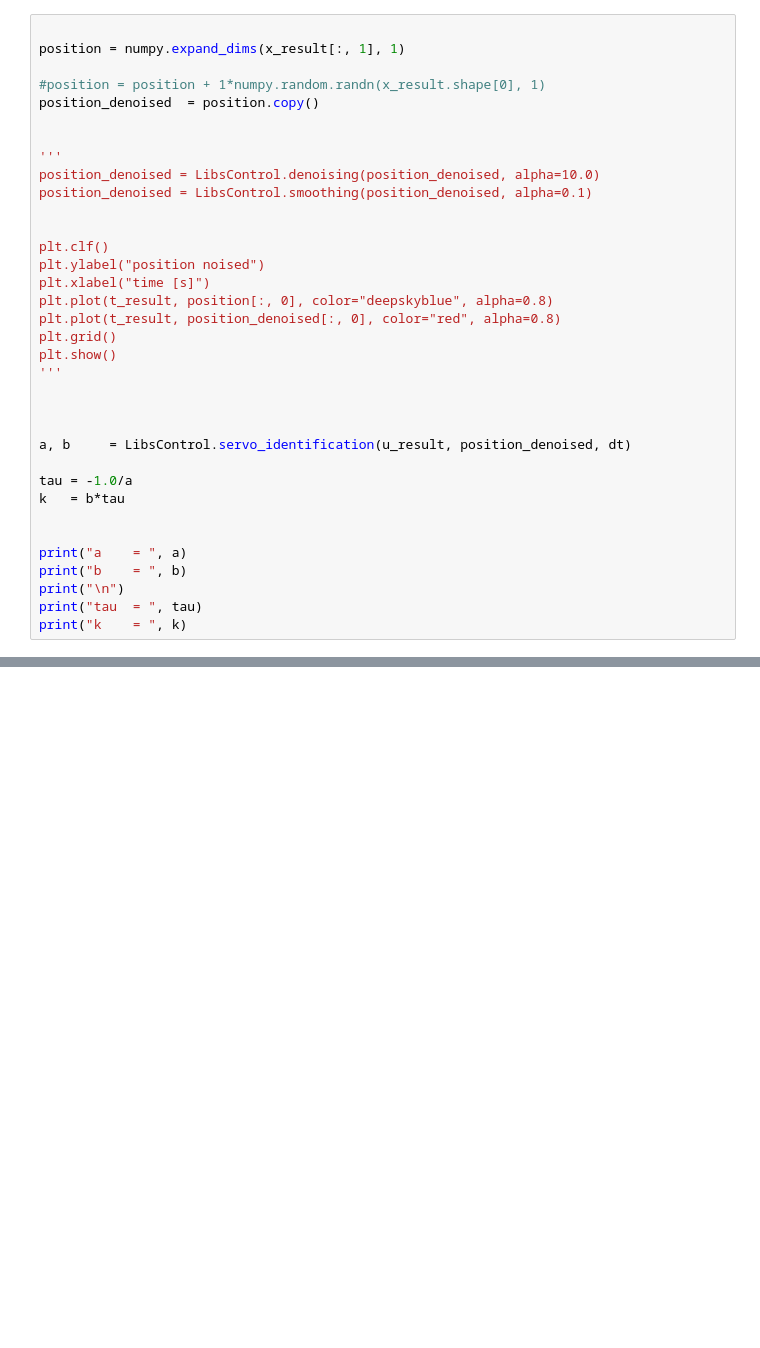
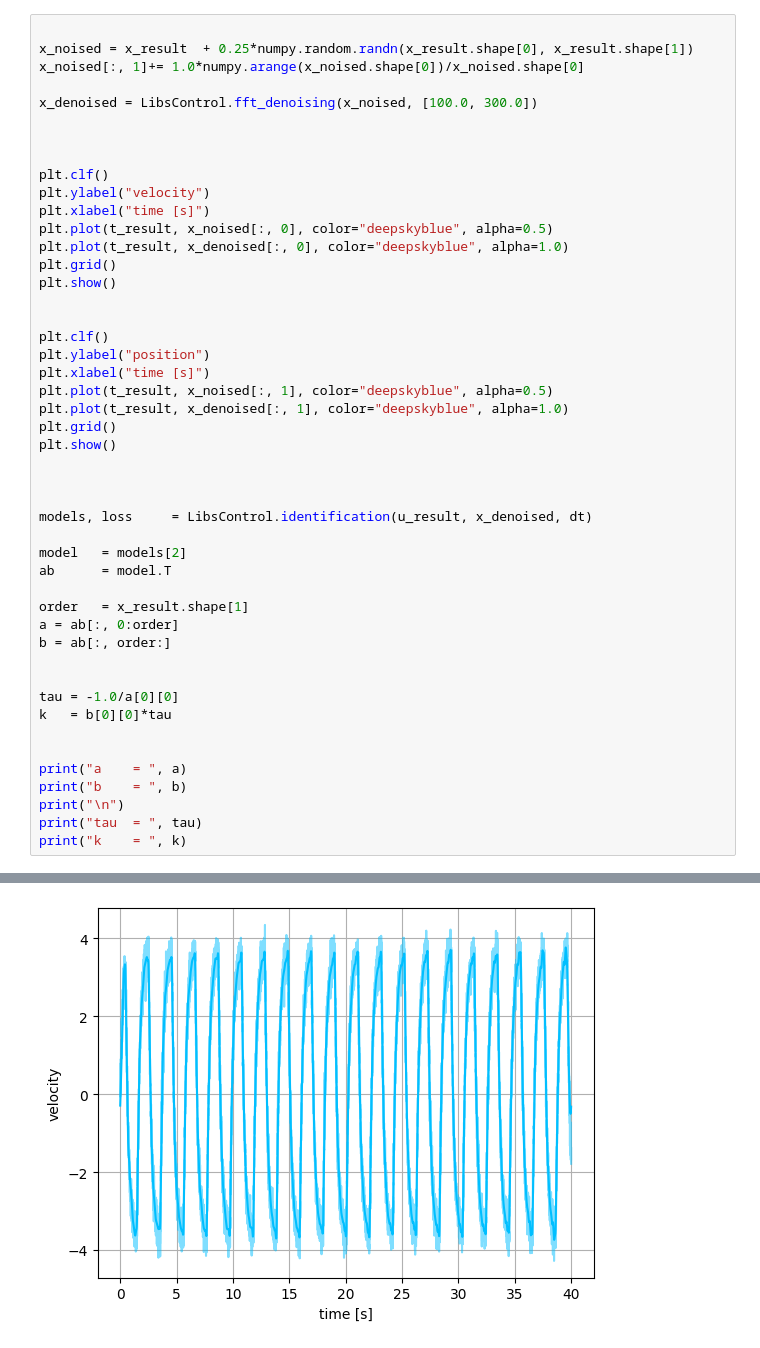
Before and after one commit to michalnand/libs_control, a Jupyter notebook: tutorials/08_servo_identification.ipynb, the cells around one changed output, grey strips where cells are left out. Cells and saved outputs as stored; diff of their text form; blank space fills up the shorter version.

```diff
--- a/tutorials/08_servo_identification.ipynb
+++ b/tutorials/08_servo_identification.ipynb
@@ -94,31 +95,43 @@ plt.show()
 # %%
 
-position = numpy.expand_dims(x_result[:, 1], 1)
+x_noised = x_result  + 0.25*numpy.random.randn(x_result.shape[0], x_result.shape[1])
+x_noised[:, 1]+= 1.0*numpy.arange(x_noised.shape[0])/x_noised.shape[0]
 
-#position = position + 1*numpy.random.randn(x_result.shape[0], 1)
-position_denoised  = position.copy()
+x_denoised = LibsControl.fft_denoising(x_noised, [100.0, 300.0])
 
-
-'''
-position_denoised = LibsControl.denoising(position_denoised, alpha=10.0)
-position_denoised = LibsControl.smoothing(position_denoised, alpha=0.1)
 
 
 plt.clf()
-plt.ylabel("position noised")
+plt.ylabel("velocity")
 plt.xlabel("time [s]")
-plt.plot(t_result, position[:, 0], color="deepskyblue", alpha=0.8)
-plt.plot(t_result, position_denoised[:, 0], color="red", alpha=0.8)
+plt.plot(t_result, x_noised[:, 0], color="deepskyblue", alpha=0.5)
+plt.plot(t_result, x_denoised[:, 0], color="deepskyblue", alpha=1.0)
 plt.grid()
 plt.show()
-'''
+
+
+plt.clf()
+plt.ylabel("position")
+plt.xlabel("time [s]")
+plt.plot(t_result, x_noised[:, 1], color="deepskyblue", alpha=0.5)
+plt.plot(t_result, x_denoised[:, 1], color="deepskyblue", alpha=1.0)
+plt.grid()
+plt.show()
 
 
 
-a, b     = LibsControl.servo_identification(u_result, position_denoised, dt)
+models, loss     = LibsControl.identification(u_result, x_denoised, dt)
 
-tau = -1.0/a
-k   = b*tau
+model   = models[2]
+ab      = model.T
+
+order   = x_result.shape[1]
+a = ab[:, 0:order]
+b = ab[:, order:]
+
+
+tau = -1.0/a[0][0]
+k   = b[0][0]*tau
 
 
 print("a    = ", a)
@@ -135,0 +144 @@ k    =  7.021321555248121
+[figure, added]
```
Also changed, not shown: parts of 3 cells of this notebook, 4 other files.
